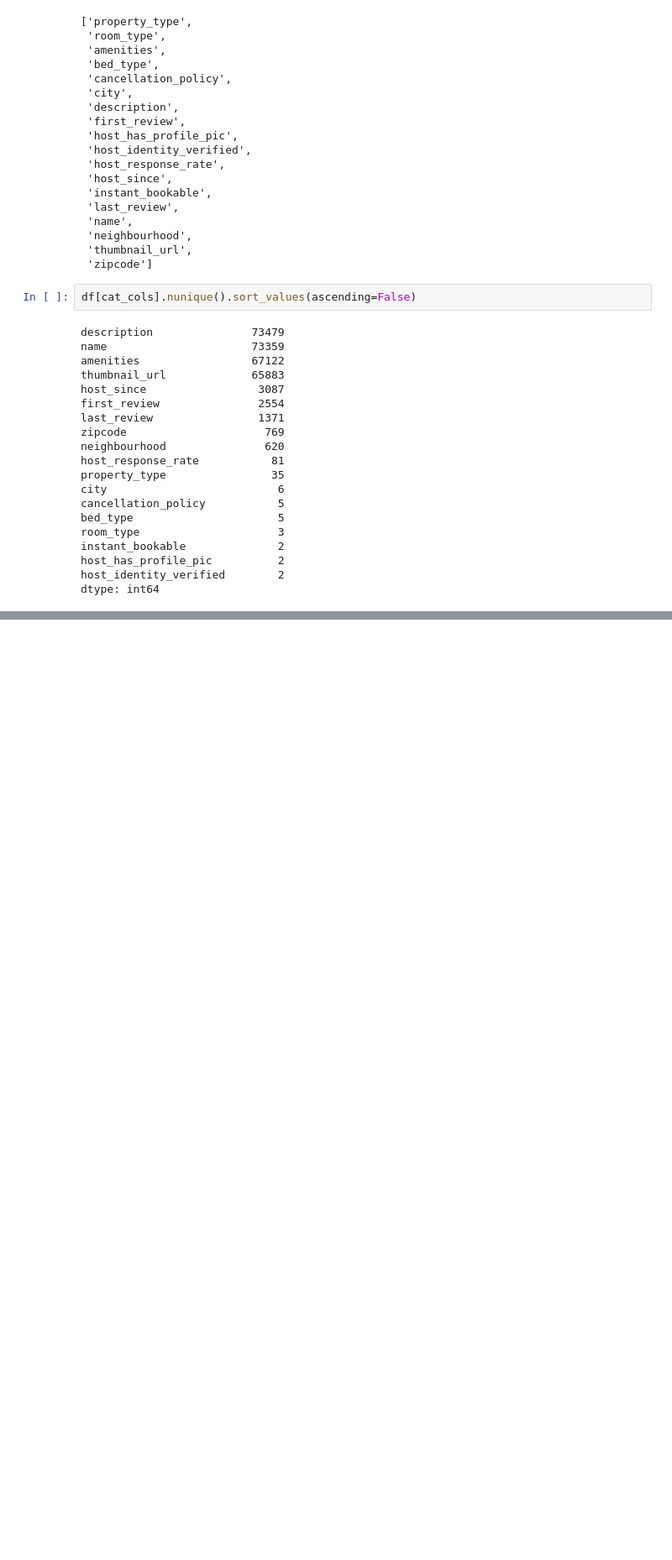
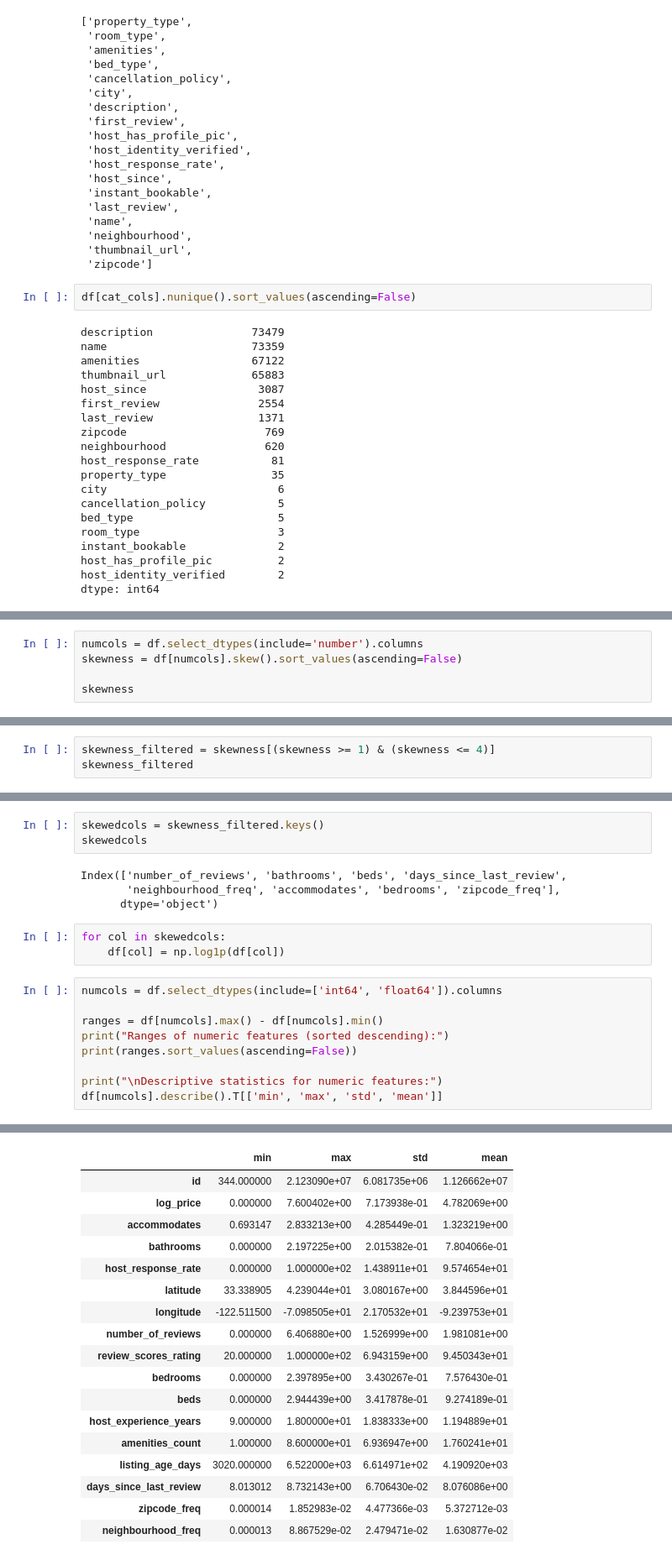
Before and after one commit to ShriRamaMoorthy/Airbnb-Price-Prediction, a Jupyter notebook: airbnb_price_prediction.ipynb, the cells around one changed output, grey strips where cells are left out. Shown at 84% size. Cells and saved outputs as stored; diff of their text form; blank space fills up the shorter version.

Commit message:
Update airbnb_price_prediction.ipynb
Second Commit

```diff
--- a/airbnb_price_prediction.ipynb
+++ b/airbnb_price_prediction.ipynb
@@ -232,0 +368,5 @@ cardinalitydf
+# %%
+numcols = df.select_dtypes(include='number').columns
+skewness = df[numcols].skew().sort_values(ascending=False)
+
+skewness
@@ -232,0 +391,3 @@ cardinalitydf
+# %%
+skewness_filtered = skewness[(skewness >= 1) & (skewness <= 4)]
+skewness_filtered
@@ -232,0 +404,20 @@ cardinalitydf
+# %%
+skewedcols = skewness_filtered.keys()
+skewedcols
+# %% [output]
+Index(['number_of_reviews', 'bathrooms', 'beds', 'days_since_last_review',
+       'neighbourhood_freq', 'accommodates', 'bedrooms', 'zipcode_freq'],
+      dtype='object')
+# %%
+for col in skewedcols:
+    df[col] = np.log1p(df[col])
+# %%
+numcols = df.select_dtypes(include=['int64', 'float64']).columns
+
+ranges = df[numcols].max() - df[numcols].min()
+print("Ranges of numeric features (sorted descending):")
+print(ranges.sort_values(ascending=False))
+
+print("\nDescriptive statistics for numeric features:")
+df[numcols].describe().T[['min', 'max', 'std', 'mean']]
+# %% [output]
@@ -232,0 +441,18 @@ cardinalitydf
+|  | min | max | std | mean |
+| id | 344.000000 | 2.123090e+07 | 6.081735e+06 | 1.126662e+07 |
+| log_price | 0.000000 | 7.600402e+00 | 7.173938e-01 | 4.782069e+00 |
+| accommodates | 0.693147 | 2.833213e+00 | 4.285449e-01 | 1.323219e+00 |
+| bathrooms | 0.000000 | 2.197225e+00 | 2.015382e-01 | 7.804066e-01 |
+| host_response_rate | 0.000000 | 1.000000e+02 | 1.438911e+01 | 9.574654e+01 |
+| latitude | 33.338905 | 4.239044e+01 | 3.080167e+00 | 3.844596e+01 |
+| longitude | -122.511500 | -7.098505e+01 | 2.170532e+01 | -9.239753e+01 |
+| number_of_reviews | 0.000000 | 6.406880e+00 | 1.526999e+00 | 1.981081e+00 |
+| review_scores_rating | 20.000000 | 1.000000e+02 | 6.943159e+00 | 9.450343e+01 |
+| bedrooms | 0.000000 | 2.397895e+00 | 3.430267e-01 | 7.576430e-01 |
+| beds | 0.000000 | 2.944439e+00 | 3.417878e-01 | 9.274189e-01 |
+| host_experience_years | 9.000000 | 1.800000e+01 | 1.838333e+00 | 1.194889e+01 |
+| amenities_count | 1.000000 | 8.600000e+01 | 6.936947e+00 | 1.760241e+01 |
+| listing_age_days | 3020.000000 | 6.522000e+03 | 6.614971e+02 | 4.190920e+03 |
+| days_since_last_review | 8.013012 | 8.732143e+00 | 6.706430e-02 | 8.076086e+00 |
+| zipcode_freq | 0.000014 | 1.852983e-02 | 4.477366e-03 | 5.372712e-03 |
+| neighbourhood_freq | 0.000013 | 8.867529e-02 | 2.479471e-02 | 1.630877e-02 |
```
Also changed, not shown: parts of 46 cells of this notebook.
